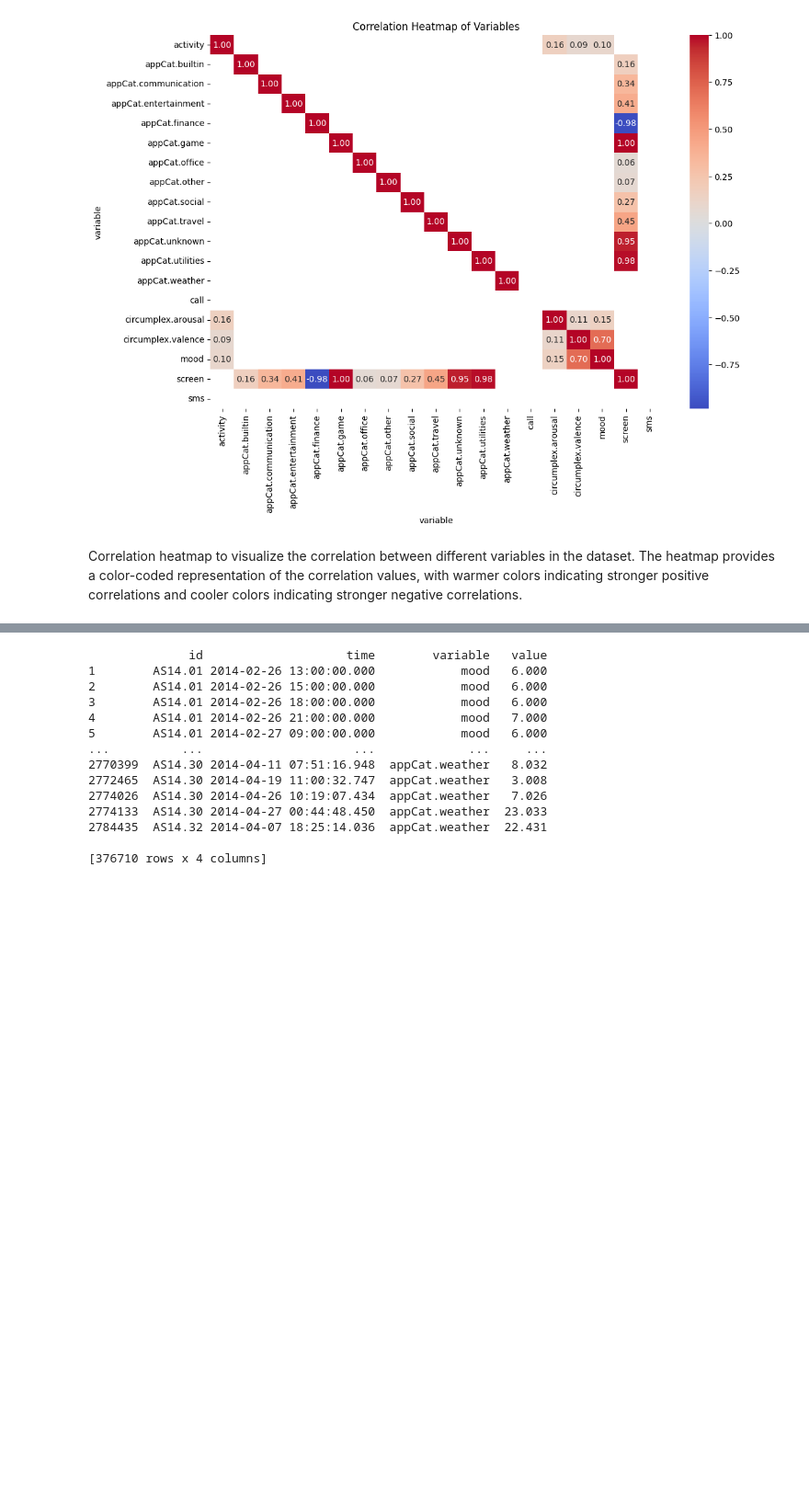
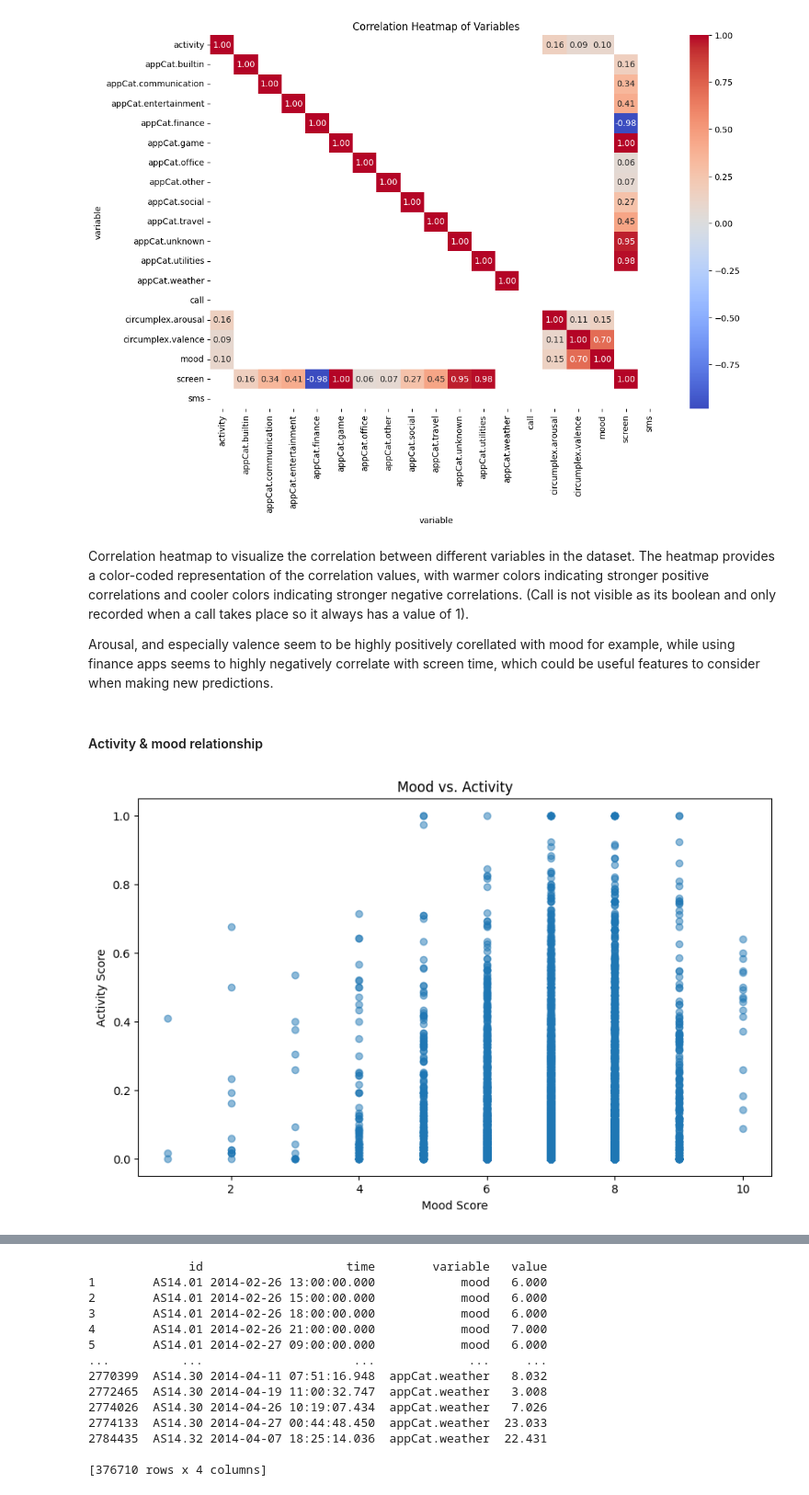
Before and after one commit to ryan-ott/DMT-Group17, a Jupyter notebook: Assignment1/mood_prediction.ipynb, the cells around one changed output, grey strips where cells are left out. Shown at 92% size. Cells and saved outputs as stored; diff of their text form; code cells hidden in the pictures; blank space fills up the shorter version.

```diff
--- a/Assignment1/mood_prediction.ipynb
+++ b/Assignment1/mood_prediction.ipynb
@@ -148,4 +171,24 @@ plt.show()
 # %% [output]
 [figure]
 # %% [markdown]
-Correlation heatmap to visualize the correlation between different variables in the dataset. The heatmap provides a color-coded representation of the correlation values, with warmer colors indicating stronger positive correlations and cooler colors indicating stronger negative correlations.
+Correlation heatmap to visualize the correlation between different variables in the dataset. The heatmap provides a color-coded representation of the correlation values, with warmer colors indicating stronger positive correlations and cooler colors indicating stronger negative correlations. (Call is not visible as its boolean and only recorded when a call takes place so it always has a value of 1).
+
+Arousal, and especially valence seem to be highly positively corellated with mood for example, while using finance apps seems to highly negatively correlate with screen time, which could be useful features to consider when making new predictions.
+# %% [markdown]
+#### Activity & mood relationship
+# %%
+# Activity and Mood Relationship
+activity_data = df[df['variable'] == 'activity']
+mood_data = df[df['variable'] == 'mood']
+
+# Merging on ID and Time for direct comparison
+activity_mood_merged = pd.merge(activity_data, mood_data, on=['id', 'time'], suffixes=('_activity', '_mood'))
+
+plt.figure(figsize=(10, 6))
+plt.scatter(activity_mood_merged['value_mood'], activity_mood_merged['value_activity'], alpha=0.5)  # Swapping x and y values
+plt.title('Mood vs. Activity')
+plt.xlabel('Mood Score')
+plt.ylabel('Activity Score')
+plt.show()
+# %% [output]
+[figure, added]
```
Also changed, not shown: parts of 7 cells of this notebook.
